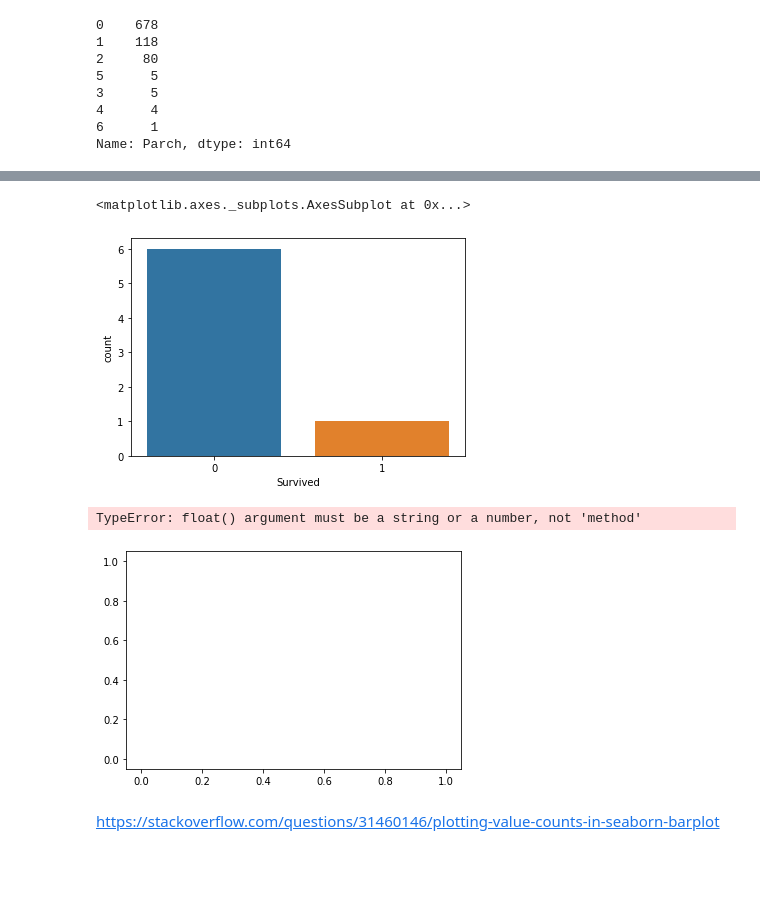
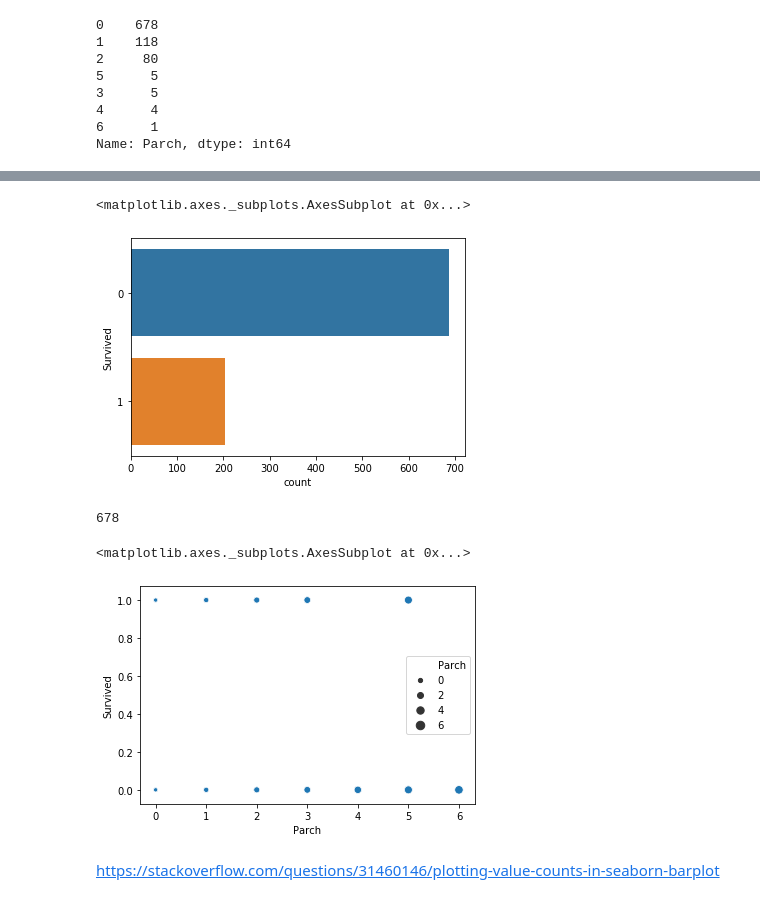
Before and after one commit to kailastone/kaggle_competitions, a Jupyter notebook: Titanic/Titanic EDA.ipynb, the cells around one changed output, grey strips where cells are left out. Cells and saved outputs as stored; diff of their text form; code cells hidden in the pictures; blank space fills up the shorter version.

```diff
--- a/Titanic/Titanic EDA.ipynb
+++ b/Titanic/Titanic EDA.ipynb
@@ -160,5 +220,5 @@ train_data.head()
 # %%
-sns.countplot(data=train_data.Survived, x=parch_count)
+sns.countplot(data=train_data.Survived, y=train_data.Parch)
 # %% [output]
 <matplotlib.axes._subplots.AxesSubplot at 0x...>
-[figure, old version]
+[figure, new version]
@@ -165,10 +229,14 @@ sns.countplot(data=train_data.Survived, x=parch_count)
+# %%
+parch_count(0)
+# %% [output]
+678
 # %%
-sns.scatterplot(x=train_data.Parch.value_counts,
+sns.scatterplot(x=train_data.Parch,
                 y=train_data.Survived,
-                size=parch_count)
+                size=train_data.Parch)
 # %% [output]
-TypeError: float() argument must be a string or a number, not 'method'
+<matplotlib.axes._subplots.AxesSubplot at 0x...>
-[figure, old version]
+[figure, new version]
 # %% [markdown]
 https://stackoverflow.com/questions/31460146/plotting-value-counts-in-seaborn-barplot
 # %%
```
Also changed, not shown: parts of 7 cells of this notebook.
